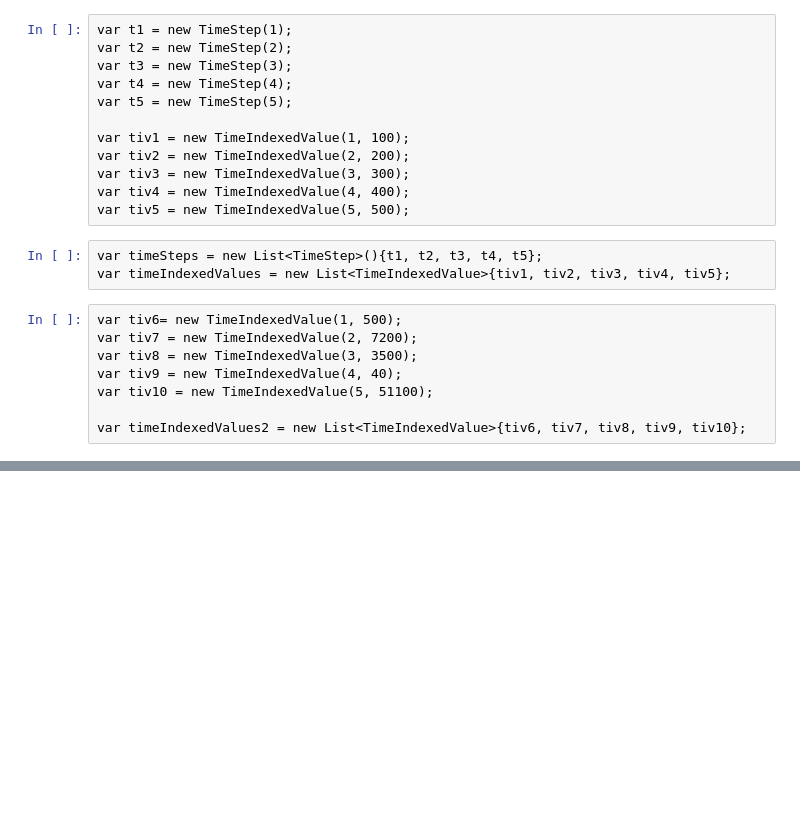
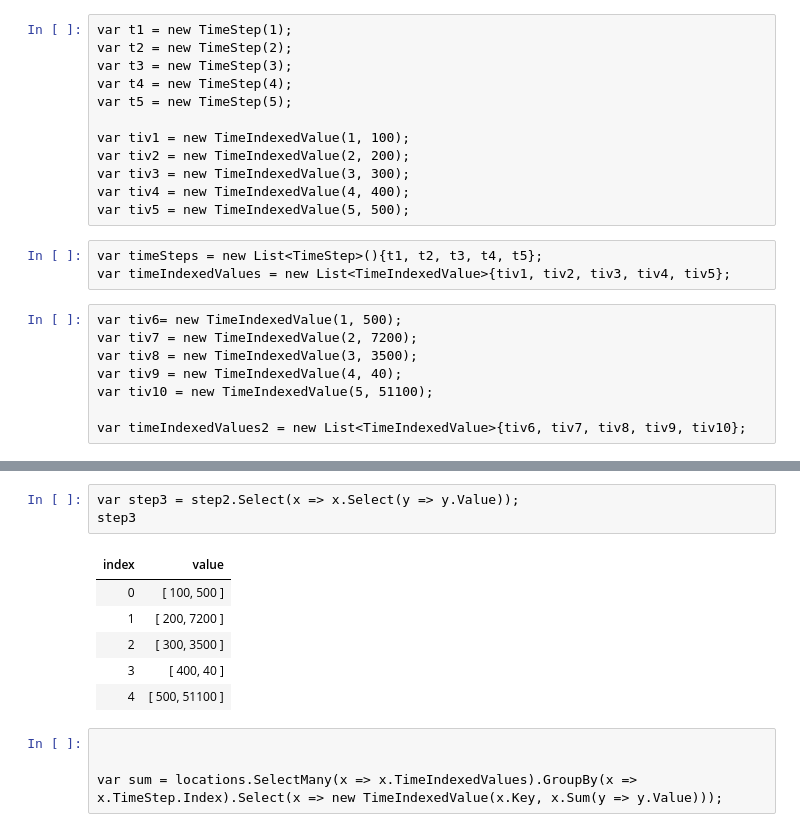
Before and after one commit to ocakbora/csharp_with_csharpfritz, a Jupyter notebook: notebooks/XXXX - Test.ipynb, the cells around one changed output, grey strips where cells are left out. Saved outputs shown, nothing was run; the diff lists cells and outputs as text; blank space fills up the shorter version.

```diff
--- a/notebooks/XXXX - Test.ipynb
+++ b/notebooks/XXXX - Test.ipynb
@@ -64,0 +137,14 @@ Submission#16+TimeIndexedValue
+# %%
+var step3 = step2.Select(x => x.Select(y => y.Value));
+step3
+# %% [output]
+| index | value |
+| 0 | [ 100, 500 ] |
+| 1 | [ 200, 7200 ] |
+| 2 | [ 300, 3500 ] |
+| 3 | [ 400, 40 ] |
+| 4 | [ 500, 51100 ] |
+# %%
+
+
+var sum = locations.SelectMany(x => x.TimeIndexedValues).GroupBy(x => x.TimeStep.Index).Select(x => new TimeIndexedValue(x.Key, x.Sum(y => y.Value)));
```
Also changed, not shown: parts of 9 cells of this notebook.
